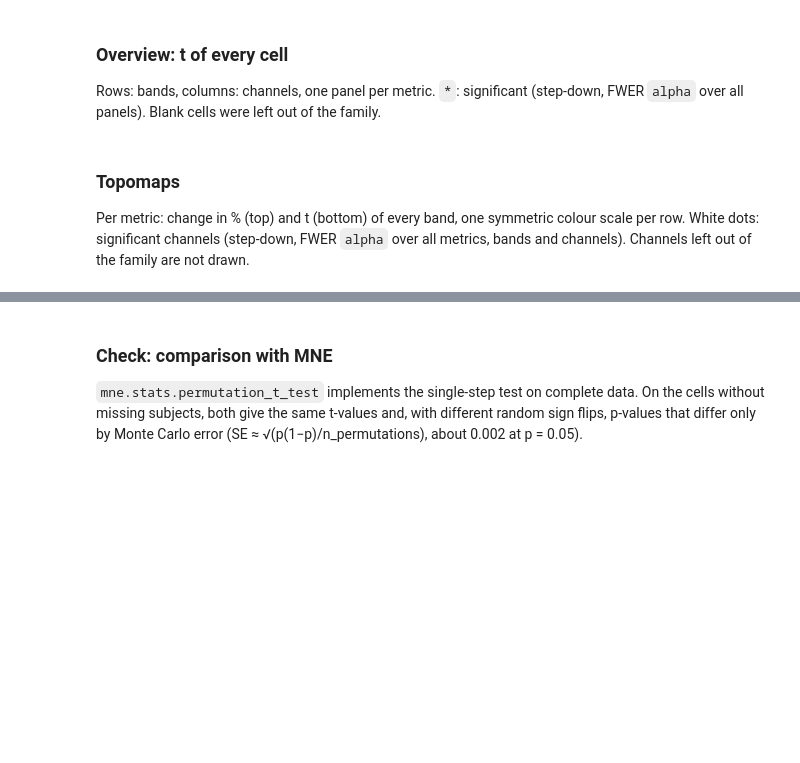
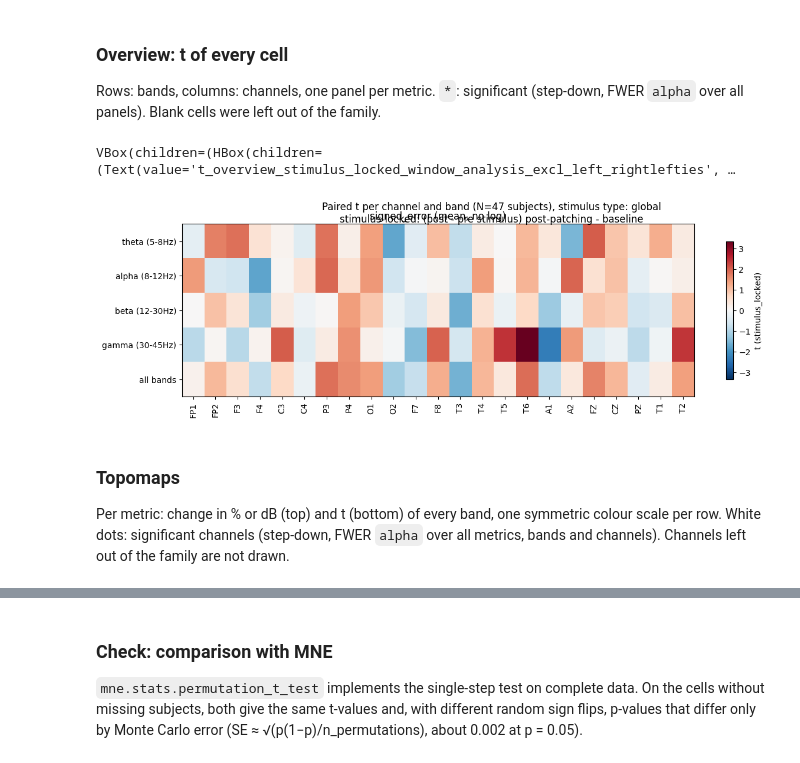
Before and after one commit to gaborab/plasticity_foundation, a Jupyter notebook: notebooks/max_t_permutation.ipynb, the cells around one changed output, grey strips where cells are left out. Cells and saved outputs as stored; diff of their text form; code cells hidden in the pictures; blank space fills up the shorter version.

```diff
--- a/notebooks/max_t_permutation.ipynb
+++ b/notebooks/max_t_permutation.ipynb
@@ -179,24 +257,27 @@ Rows: bands, columns: channels, one panel per metric. `*`: significant (step-dow
 # %%
 t_limit = np.nanmax(np.abs(results["t"]))
 fig, axes = plt.subplots(len(metrics), 1, figsize=(14, 1 + 2.8 * len(metrics)), squeeze=False, gridspec_kw={"hspace": 0.6})
 for ax, metric in zip(axes[:, 0], metrics):
     metric_results = results.loc[metric]
     t_grid = metric_results["t"].unstack("channel").loc[band_keys, CH_NAMES].to_numpy(dtype=float)
     significant_grid = metric_results["significant"].unstack("channel").loc[band_keys, CH_NAMES].to_numpy(dtype=bool)
     im = ax.imshow(t_grid, cmap="RdBu_r", vmin=-t_limit, vmax=t_limit, aspect="auto")
     for row, col in zip(*np.nonzero(significant_grid)):
         ax.text(col, row, "*", ha="center", va="center", fontsize=14)
     ax.set_xticks(range(len(CH_NAMES)), CH_NAMES, rotation=90)
     ax.set_yticks(range(len(band_keys)), band_keys)
-    ax.set_title(f"{metric} ({metrics[metric].replace('_', ' ')})")
-fig.colorbar(im, ax=axes, shrink=0.8, label="t (post-patching - baseline)")
-fig.suptitle(f"Paired t per channel and band (N={len(subjects)} subjects), stimulus type: {', '.join(conditions) if conditions else 'all'}")
+    ax.set_title(f"{metric} ({metrics[metric].replace('_', ' ') if metrics[metric] else 'mean, no log'})")
+fig.colorbar(im, ax=axes, shrink=0.8, label=f"t ({contrast})")
+fig.suptitle(f"Paired t per channel and band (N={len(subjects)} subjects), stimulus type: {', '.join(conditions) if conditions else 'all'}\n{contrast_label}")
 plotting.save_button(fig, save_dir=plot_root, default_name=f"t_overview_{file_suffix}")
 plt.show()
+# %% [output]
+VBox(children=(HBox(children=(Text(value='t_overview_stimulus_locked_window_analysis_excl_left_rightlefties', …
+[figure, added]
 # %% [markdown]
 ### Topomaps
 
-Per metric: change in % (top) and t (bottom) of every band, one symmetric colour scale per row. White dots: significant channels (step-down, FWER `alpha` over all metrics, bands and channels). Channels left out of the family are not drawn.
+Per metric: change in % or dB (top) and t (bottom) of every band, one symmetric colour scale per row. White dots: significant channels (step-down, FWER `alpha` over all metrics, bands and channels). Channels left out of the family are not drawn.
 # %%
 info = data_processor.create_topomap_info()  # 10-20 labels at the positions of the recording HydroCel electrodes, in CH_NAMES order
 mask_params = dict(marker="o", markerfacecolor="white", markeredgecolor="black", linewidth=0, markersize=7)
```
Also changed, not shown: parts of 16 cells of this notebook, 4 other files.
